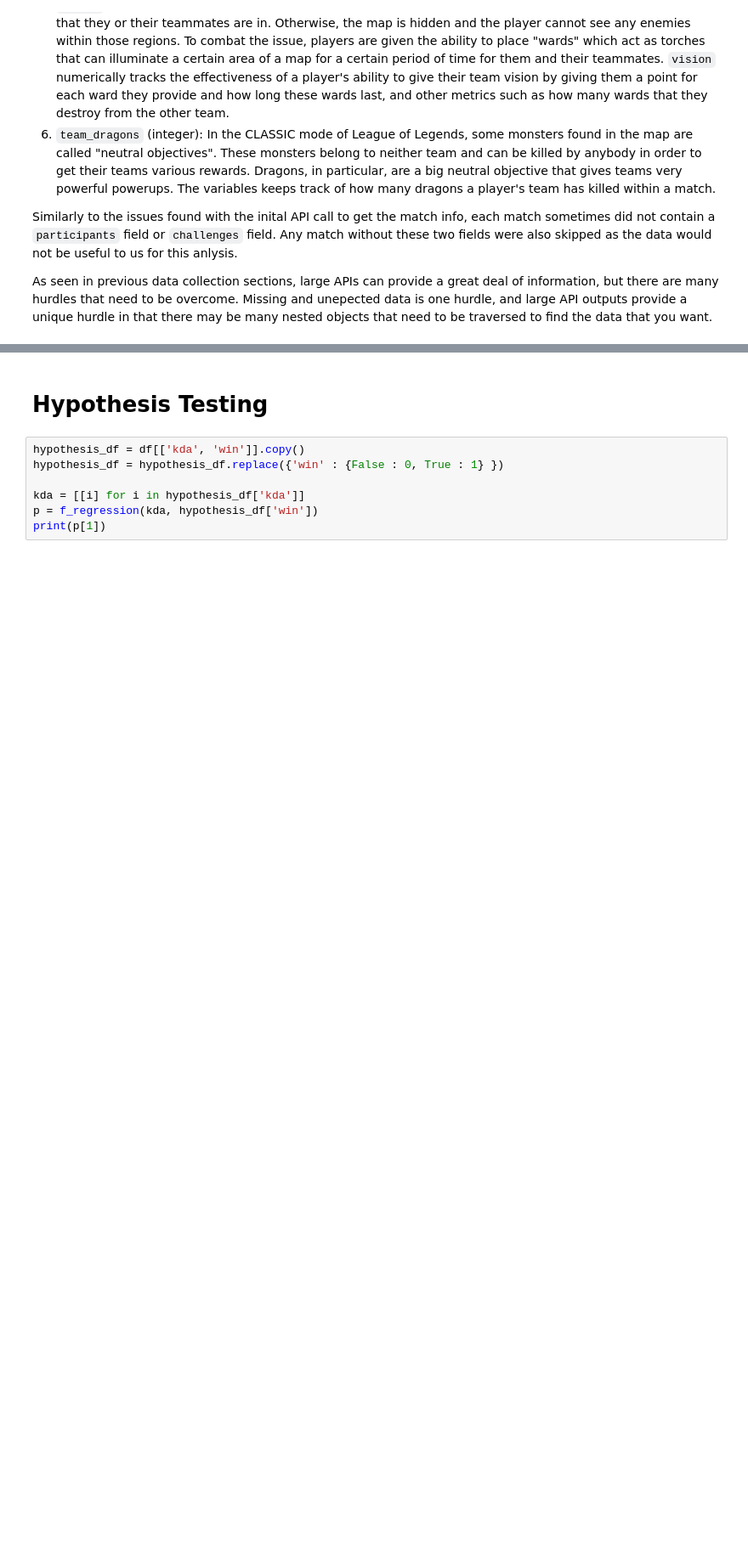
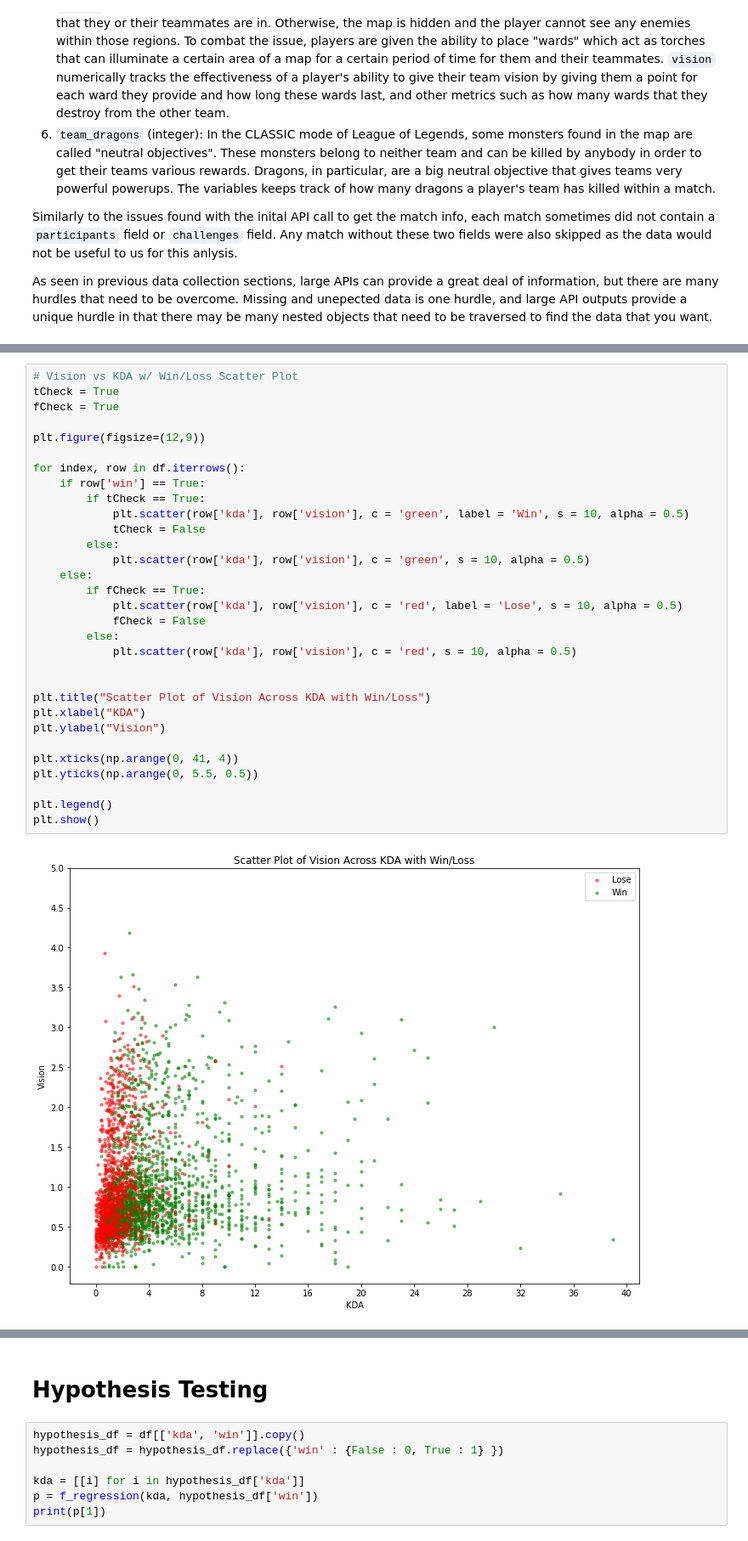
Before and after one commit to dvnmn/320-final-project, a Jupyter notebook: 320_Final_Project.ipynb, the cells around one changed output, grey strips where cells are left out. Shown at 85% size. Cells and saved outputs as stored; diff of their text form; blank space fills up the shorter version.

```diff
--- a/320_Final_Project.ipynb
+++ b/320_Final_Project.ipynb
@@ -182,0 +203,33 @@ df
+# %%
+# Vision vs KDA w/ Win/Loss Scatter Plot
+tCheck = True
+fCheck = True
+
+plt.figure(figsize=(12,9))
+
+for index, row in df.iterrows():
+    if row['win'] == True:
+        if tCheck == True:
+            plt.scatter(row['kda'], row['vision'], c = 'green', label = 'Win', s = 10, alpha = 0.5)
+            tCheck = False
+        else:
+            plt.scatter(row['kda'], row['vision'], c = 'green', s = 10, alpha = 0.5)
+    else:
+        if fCheck == True:
+            plt.scatter(row['kda'], row['vision'], c = 'red', label = 'Lose', s = 10, alpha = 0.5)
+            fCheck = False
+        else:
+            plt.scatter(row['kda'], row['vision'], c = 'red', s = 10, alpha = 0.5)
+
+
+plt.title("Scatter Plot of Vision Across KDA with Win/Loss")
+plt.xlabel("KDA")
+plt.ylabel("Vision")
+
+plt.xticks(np.arange(0, 41, 4))
+plt.yticks(np.arange(0, 5.5, 0.5))
+
+plt.legend()
+plt.show()
+# %% [output]
+[figure, added]
```
Also changed, not shown: parts of 8 cells of this notebook.
